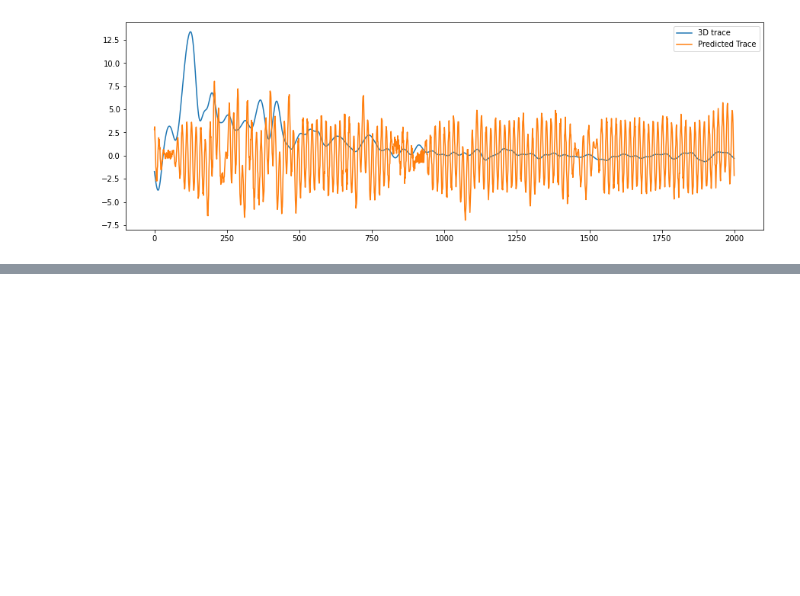
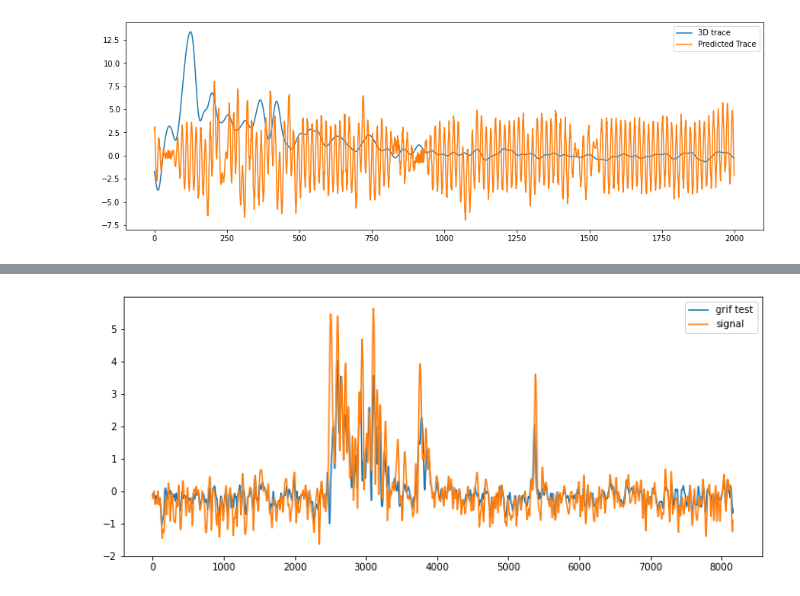
Before and after one commit to astroChance/RadNET, a Jupyter notebook: MPnet_workbook.ipynb, the cells around one changed output, grey strips where cells are left out. Saved outputs shown, nothing was run; the diff lists cells and outputs as text; code cells hidden in the pictures; blank space fills up the shorter version.

```diff
--- a/MPnet_workbook.ipynb
+++ b/MPnet_workbook.ipynb
@@ -1235,0 +1345,23 @@ plt.show()
+# %%
+def func1():
+  iterations = 50
+  alpha=0.1
+
+  _M = Zxx_test.real
+  for k in range(iterations):
+    _P = np.random.randn(*_M.shape)
+    _D = _M * np.exp(1j * _P)
+    _M = Zxx_test.real + (alpha * np.abs(_D))
+    _, approx_sig = signal.istft(_D, window = window, fs = fs, nperseg = nperseg, noverlap=noverlap)
+  return approx_sig
+
+
+grif_test = func1()
+
+plt.figure(figsize=(12,5))
+plt.plot(grif_test, label='grif test')
+plt.plot(Upsample_2D, label='signal')
+plt.legend()
+plt.show()
+# %% [output]
+[figure, added]
```
Also changed, not shown: parts of 10 cells of this notebook.
